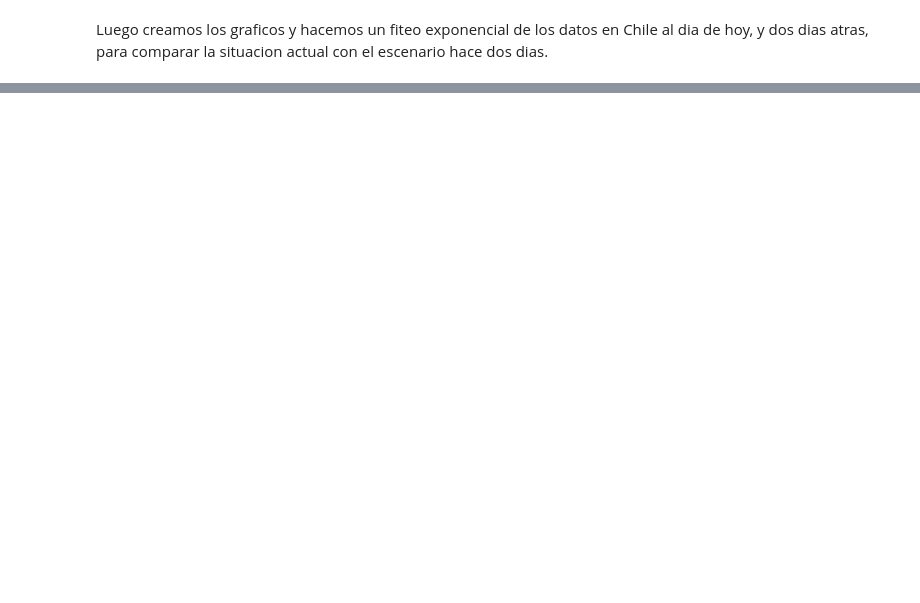
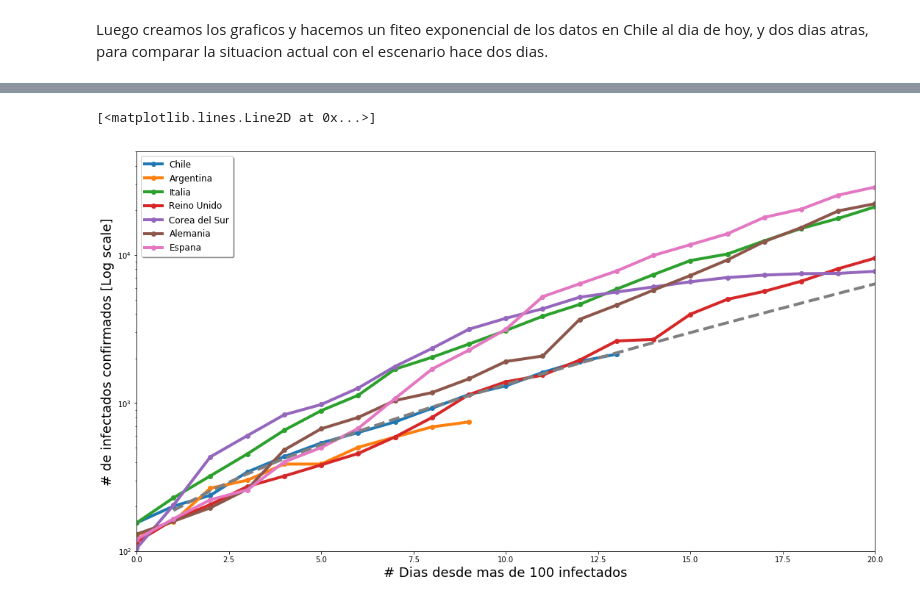
Before and after one commit to svezden/COVID-19, a Jupyter notebook: csse_covid_19_data/Analysis_Covid19.ipynb, the cells around one changed output, grey strips where cells are left out. Cells and saved outputs as stored; diff of their text form; code cells hidden in the pictures; blank space fills up the shorter version.

```diff
--- a/csse_covid_19_data/Analysis_Covid19.ipynb
+++ b/csse_covid_19_data/Analysis_Covid19.ipynb
@@ -73,0 +81,15 @@ ax.axis([0, 20, 0, 3000])
+# %%
+fig, ax = plt.subplots()
+for country in countries:
+    ax.plot([i for i in range(0, len(data_country[country]))], data_country[country], label = str(country), linewidth=4, marker = "." , markersize = 12)
+
+plt.yscale('log')
+legend = ax.legend(loc = 'upper left', shadow = True, fontsize='larger')
+plt.xlabel('# Dias desde mas de '+str(min_confirm)+' infectados', size =18)
+plt.ylabel('# de infectados confirmados [Log scale]', size =18)
+ax.axis([0, 20, 100, 50000])
+ax.plot(days, test_func(days, params[0], params[1], params[2]),
+         label='Proyeccion Chile hoy', linewidth = 4, linestyle ='--')
+# %% [output]
+[<matplotlib.lines.Line2D at 0x...>]
+[figure, added]
```
Also changed, not shown: parts of 13 cells of this notebook.
